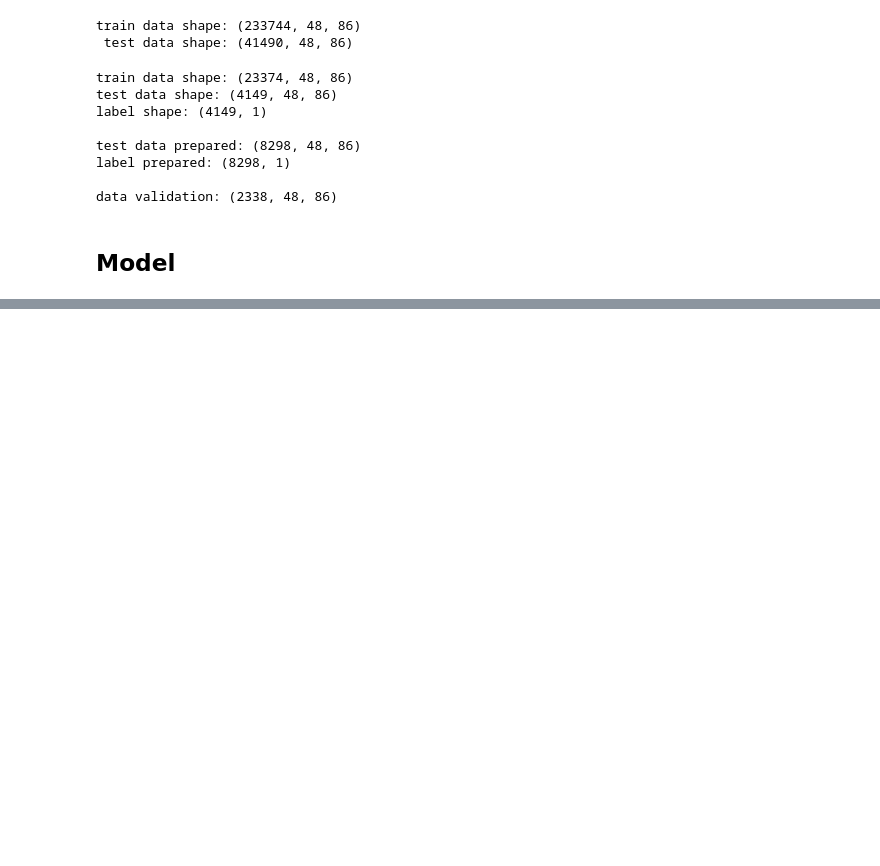
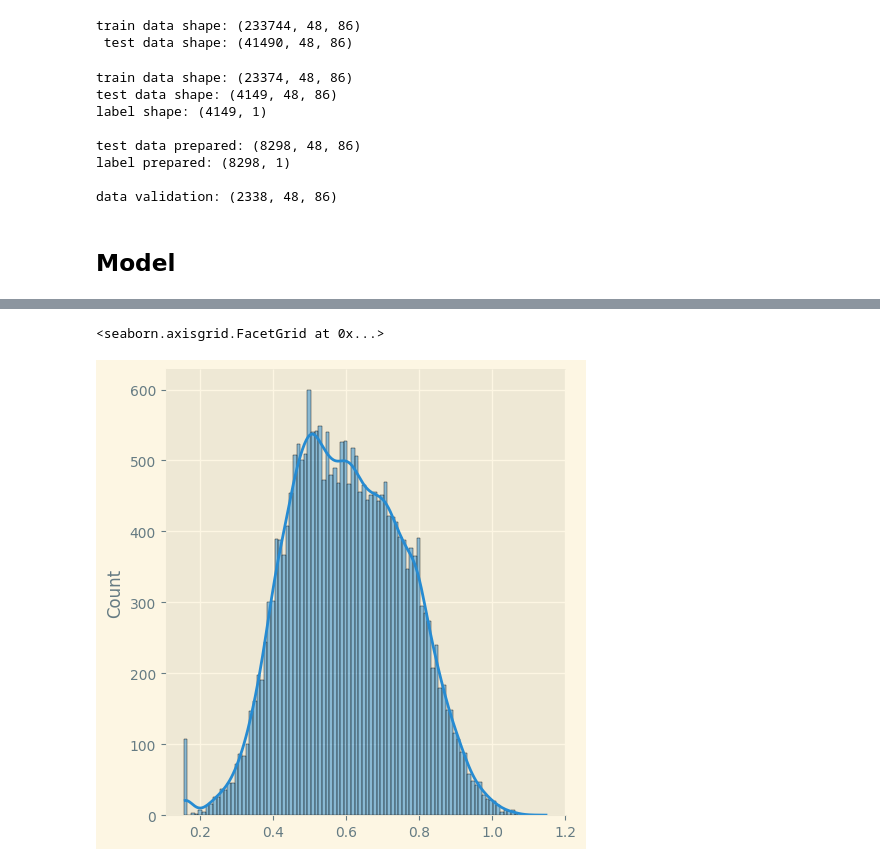
Before and after one commit to shadow036/machine-learning-in-applications, a Jupyter notebook: AAE.ipynb, the cells around one changed output, grey strips where cells are left out. Cells and saved outputs as stored; diff of their text form; code cells hidden in the pictures; blank space fills up the shorter version.

```diff
--- a/AAE.ipynb
+++ b/AAE.ipynb
@@ -114,3 +123,8 @@ data_slow = 0
 data_normal = 0
 # %% [markdown]
 ## Model
+# %%
+latent_size = 32
+input_shape = data_train.shape[1:]
+n_features = 86
+width_window = 48
@@ -116,0 +177,21 @@ data_normal = 0
+# %%
+model_enc = build_model_enc()
+model_dec = build_model_dec()
+
+model = Sequential()
+model.add(model_enc)
+model.add(model_dec)
+
+learning_rate = 1e-4
+optimizer = Adam(learning_rate=learning_rate)
+
+tf.debugging.set_log_device_placement(True)
+try:
+    with tf.device('/GPU'):
+        data_train = tf.convert_to_tensor(data_train, dtype=tf.float32)
+        model = model
+        model.compile(optimizer=optimizer, loss='mse')
+        model.summary()
+except RuntimeError as e:
+    print(e)
+history = model.fit(data_train, data_train, epochs=20, batch_size=128,validation_data=(data_validation, data_validation), shuffle=False)
@@ -116,0 +217,9 @@ data_normal = 0
+# %%
+p_train = model.predict(data_train)
+difference_train = np.abs(p_train - data_train)
+print(f"mean: {np.mean(difference_train)}")
+
+
+p_test = model.predict(data_test)
+difference_test = np.abs(p_test - data_test)
+print(f"mean: {np.mean(difference_test)}")
@@ -116,0 +231,6 @@ data_normal = 0
+# %%
+cost_train = np.mean(np.abs(p_train - data_train), axis=1)
+sns.displot(cost_train[:,32], bins=100, kde=True)
+# %% [output]
+<seaborn.axisgrid.FacetGrid at 0x...>
+[figure, added]
```
Also changed, not shown: parts of 44 cells of this notebook, 2 other files.
